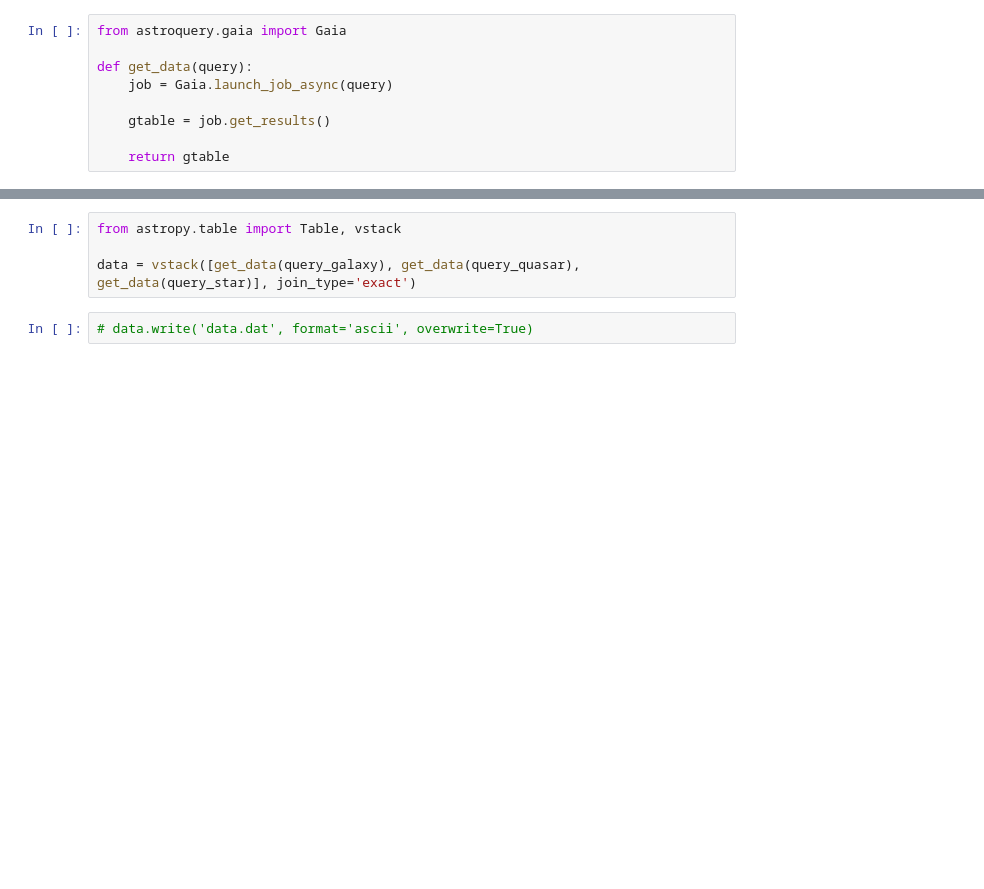
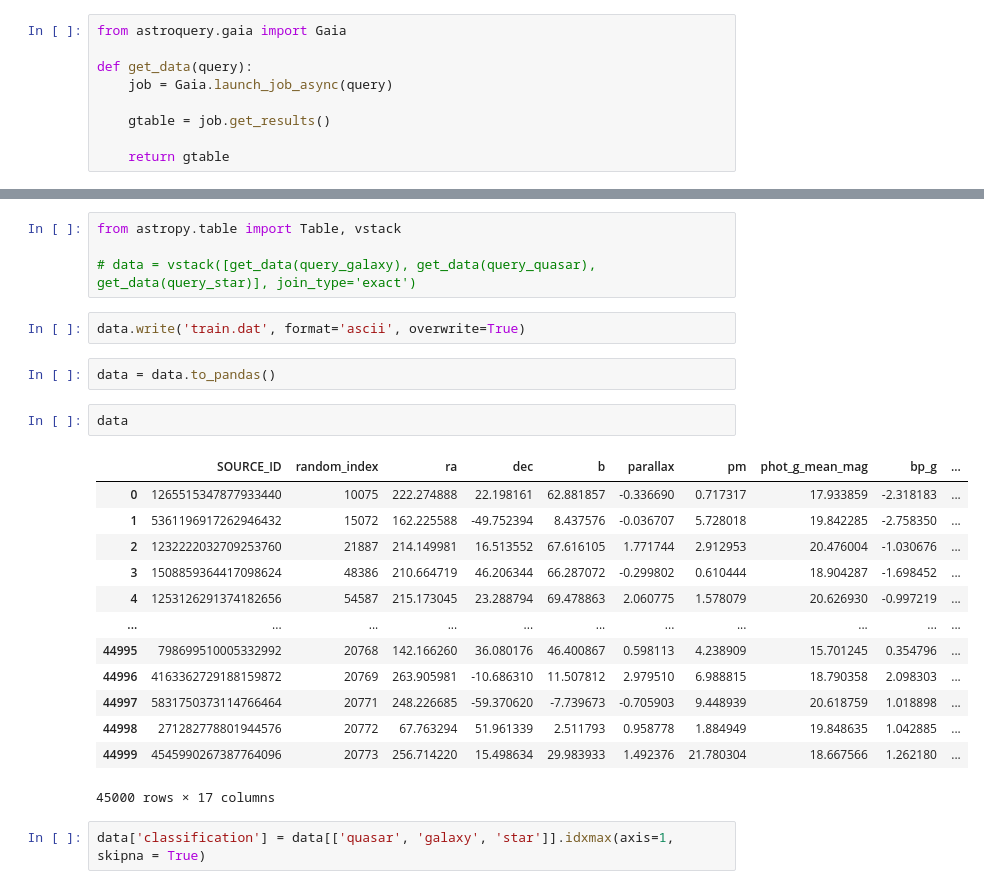
Before and after one commit to anacecilialr1/ML-Repository, a Jupyter notebook: query.ipynb, the cells around one changed output, grey strips where cells are left out. Cells and saved outputs as stored; diff of their text form; blank space fills up the shorter version.

```diff
--- a/query.ipynb
+++ b/query.ipynb
@@ -68,6 +68,26 @@ query_star = "SELECT TOP 150000 dr3.source_id, dr3.random_index, dr3.ra, dr3.dec
 # %%
 from astropy.table import Table, vstack
 
-data = vstack([get_data(query_galaxy), get_data(query_quasar), get_data(query_star)], join_type='exact')
+# data = vstack([get_data(query_galaxy), get_data(query_quasar), get_data(query_star)], join_type='exact')
 # %%
-# data.write('data.dat', format='ascii', overwrite=True)
+data.write('train.dat', format='ascii', overwrite=True)
+# %%
+data = data.to_pandas()
+# %%
+data
+# %% [output]
+|  | SOURCE_ID | random_index | ra | dec | b | parallax | pm | phot_g_mean_mag | bp_g | ... |
+| 0 | 1265515347877933440 | 10075 | 222.274888 | 22.198161 | 62.881857 | -0.336690 | 0.717317 | 17.933859 | -2.318183 | ... |
+| 1 | 5361196917262946432 | 15072 | 162.225588 | -49.752394 | 8.437576 | -0.036707 | 5.728018 | 19.842285 | -2.758350 | ... |
+| 2 | 1232222032709253760 | 21887 | 214.149981 | 16.513552 | 67.616105 | 1.771744 | 2.912953 | 20.476004 | -1.030676 | ... |
+| 3 | 1508859364417098624 | 48386 | 210.664719 | 46.206344 | 66.287072 | -0.299802 | 0.610444 | 18.904287 | -1.698452 | ... |
+| 4 | 1253126291374182656 | 54587 | 215.173045 | 23.288794 | 69.478863 | 2.060775 | 1.578079 | 20.626930 | -0.997219 | ... |
+| ... | ... | ... | ... | ... | ... | ... | ... | ... | ... | ... |
+| 44995 | 798699510005332992 | 20768 | 142.166260 | 36.080176 | 46.400867 | 0.598113 | 4.238909 | 15.701245 | 0.354796 | ... |
+| 44996 | 4163362729188159872 | 20769 | 263.905981 | -10.686310 | 11.507812 | 2.979510 | 6.988815 | 18.790358 | 2.098303 | ... |
+| 44997 | 5831750373114766464 | 20771 | 248.226685 | -59.370620 | -7.739673 | -0.705903 | 9.448939 | 20.618759 | 1.018898 | ... |
+| 44998 | 271282778801944576 | 20772 | 67.763294 | 51.961339 | 2.511793 | 0.958778 | 1.884949 | 19.848635 | 1.042885 | ... |
+| 44999 | 4545990267387764096 | 20773 | 256.714220 | 15.498634 | 29.983933 | 1.492376 | 21.780304 | 18.667566 | 1.262180 | ... |
+45000 rows × 17 columns
+# %%
+data['classification'] = data[['quasar', 'galaxy', 'star']].idxmax(axis=1, skipna = True)
```
Also changed, not shown: parts of 10 cells of this notebook.
